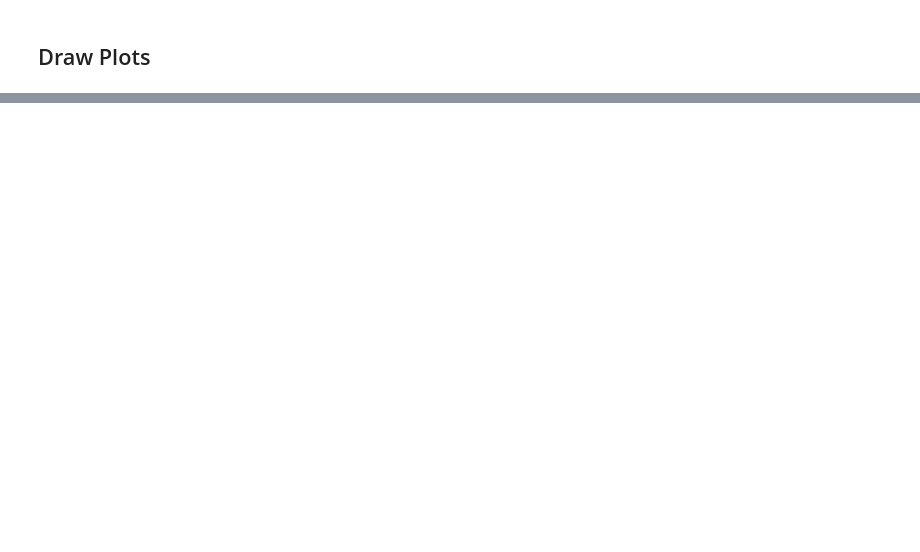
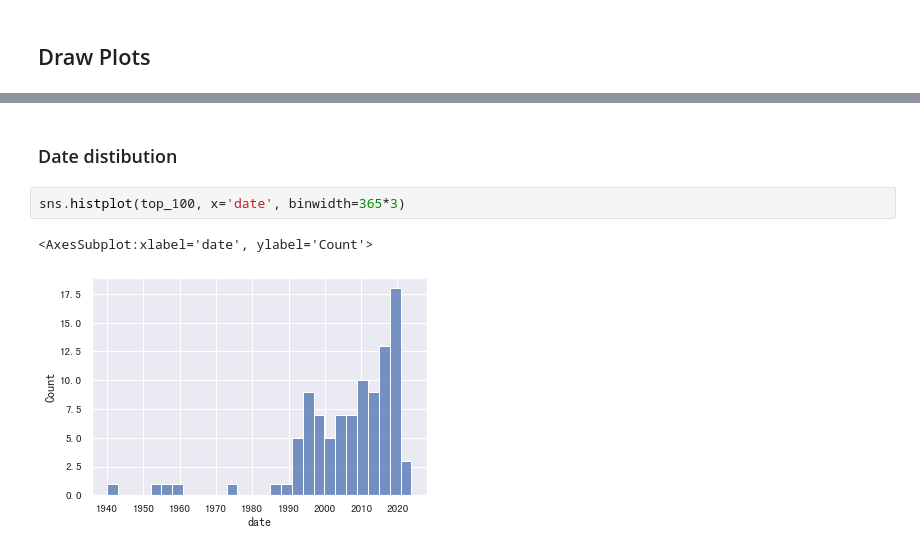
Before and after one commit to 4piu/Maoyan-Top-100, a Jupyter notebook: jupyter.ipynb, the cells around one changed output, grey strips where cells are left out. Cells and saved outputs as stored; diff of their text form; blank space fills up the shorter version.

```diff
--- a/jupyter.ipynb
+++ b/jupyter.ipynb
@@ -56,0 +97,7 @@ sns.pairplot(df, hue="species")
+# %% [markdown]
+### Date distibution
+# %%
+sns.histplot(top_100, x='date', binwidth=365*3)
+# %% [output]
+<AxesSubplot:xlabel='date', ylabel='Count'>
+[figure, added]
```
Also changed, not shown: parts of 14 cells of this notebook.
